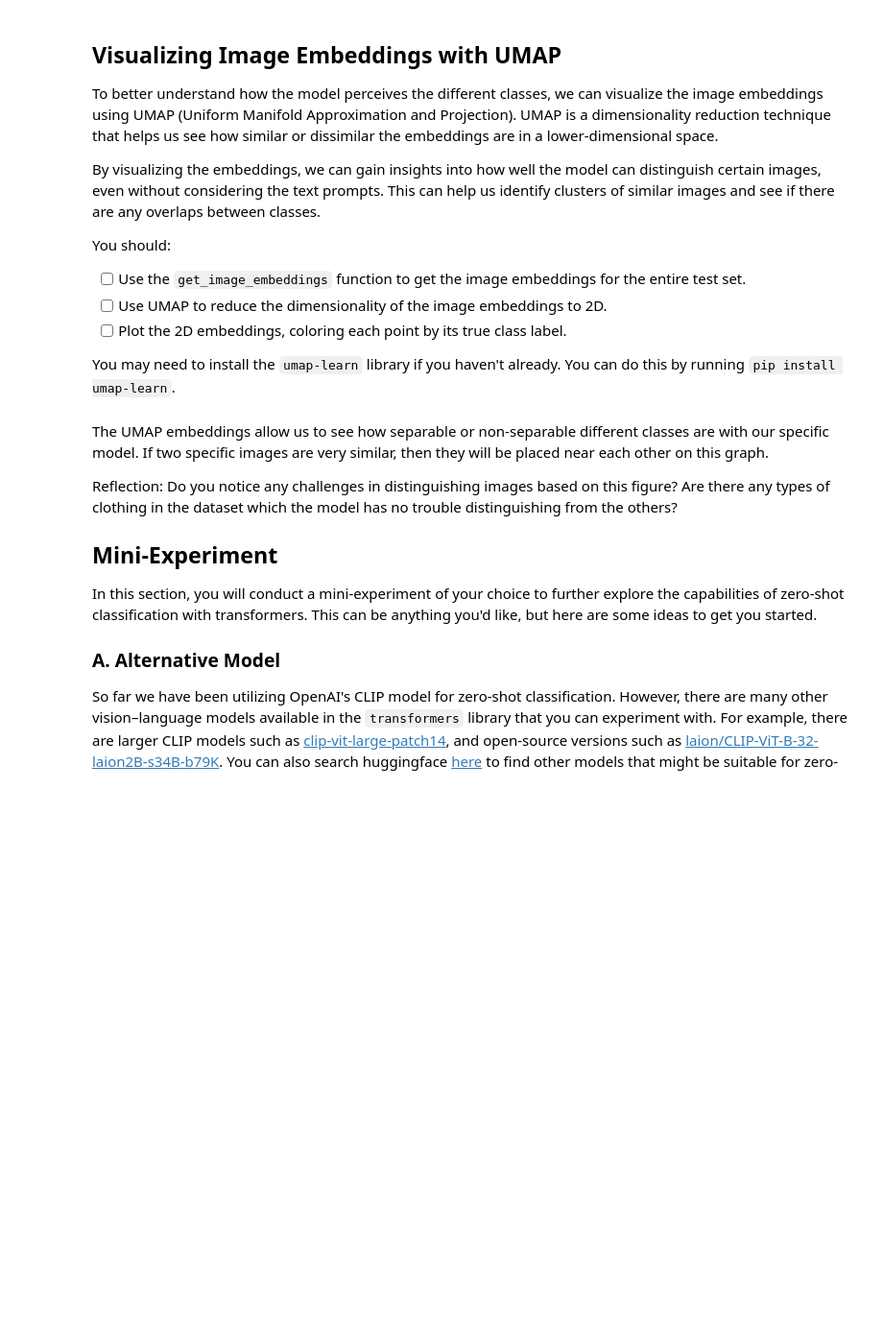
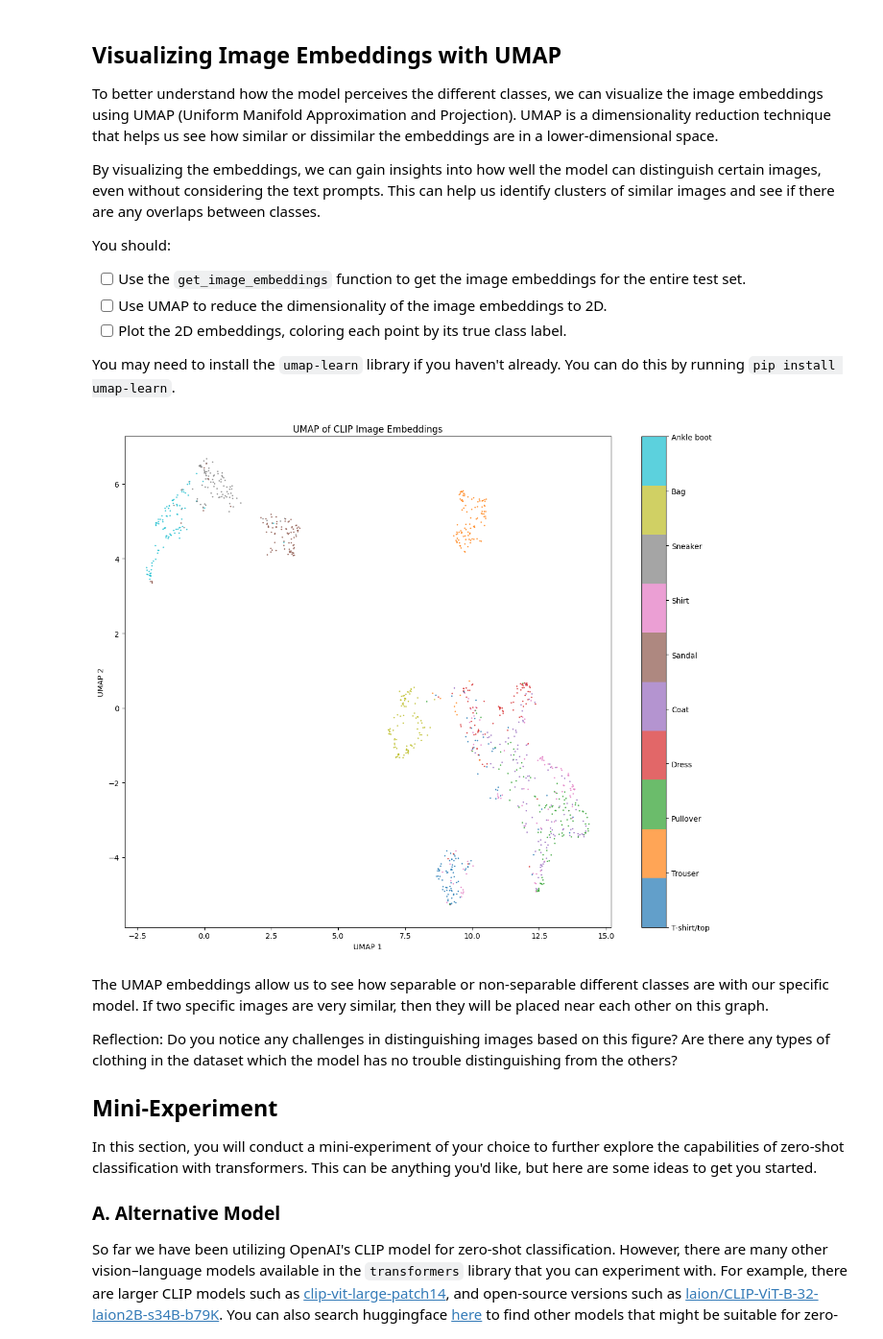
Before and after one commit to Vortable/deep_learning, a Jupyter notebook: 02_activities/assignments/assignment_2.ipynb, the cells around one changed output. Shown at 96% size. Cells and saved outputs as stored; diff of their text form; code cells hidden in the pictures; blank space fills up the shorter version.

```diff
--- a/02_activities/assignments/assignment_2.ipynb
+++ b/02_activities/assignments/assignment_2.ipynb
@@ -324,43 +328,43 @@ You may need to install the `umap-learn` library if you haven't already. You can
 # Uncomment the following line to install UMAP if you haven't already
 # !pip install umap-learn
 # %%
-!pip install umap-learn -q
-
 from umap import UMAP
 
 # ------------------------------------------------------------
 # 1. Collect image embeddings
 # ------------------------------------------------------------
 all_img_emb = []
 all_labels  = []
 
 for pixel_values, labels in test_loader:
     img_feats = get_image_embeddings(pixel_values)
     all_img_emb.append(img_feats.cpu().detach().numpy())
     all_labels.extend(labels.numpy())
 
 all_img_emb = np.vstack(all_img_emb)
 all_labels  = np.array(all_labels)
 
 # ------------------------------------------------------------
 # 2. Fit UMAP
 # ------------------------------------------------------------
-reducer   = UMAP(n_components=2, random_state=42)
+reducer = UMAP(n_components=2, random_state=42)
 embedding = reducer.fit_transform(all_img_emb)
 
 # ------------------------------------------------------------
 # 3. Plot coloured by ground-truth label
 # ------------------------------------------------------------
 plt.figure(figsize=(12, 10))
 scatter = plt.scatter(embedding[:, 0], embedding[:, 1],
-                      c=all_labels, cmap='tab10', s=5, alpha=0.7)
+                      c=all_labels, cmap='tab10', s=1, alpha=0.7)
 cbar = plt.colorbar(scatter, ticks=range(10))
 cbar.set_ticklabels(CLASS_NAMES)
 plt.title('UMAP of CLIP Image Embeddings')
 plt.xlabel('UMAP 1')
 plt.ylabel('UMAP 2')
 plt.tight_layout()
 plt.show()
+# %% [output]
+[figure, added]
 # %% [markdown]
 The UMAP embeddings allow us to see how separable or non-separable different classes are with our specific model. If two specific images are very similar, then they will be placed near each other on this graph.
 
```
Also changed, not shown: parts of 7 cells of this notebook.
